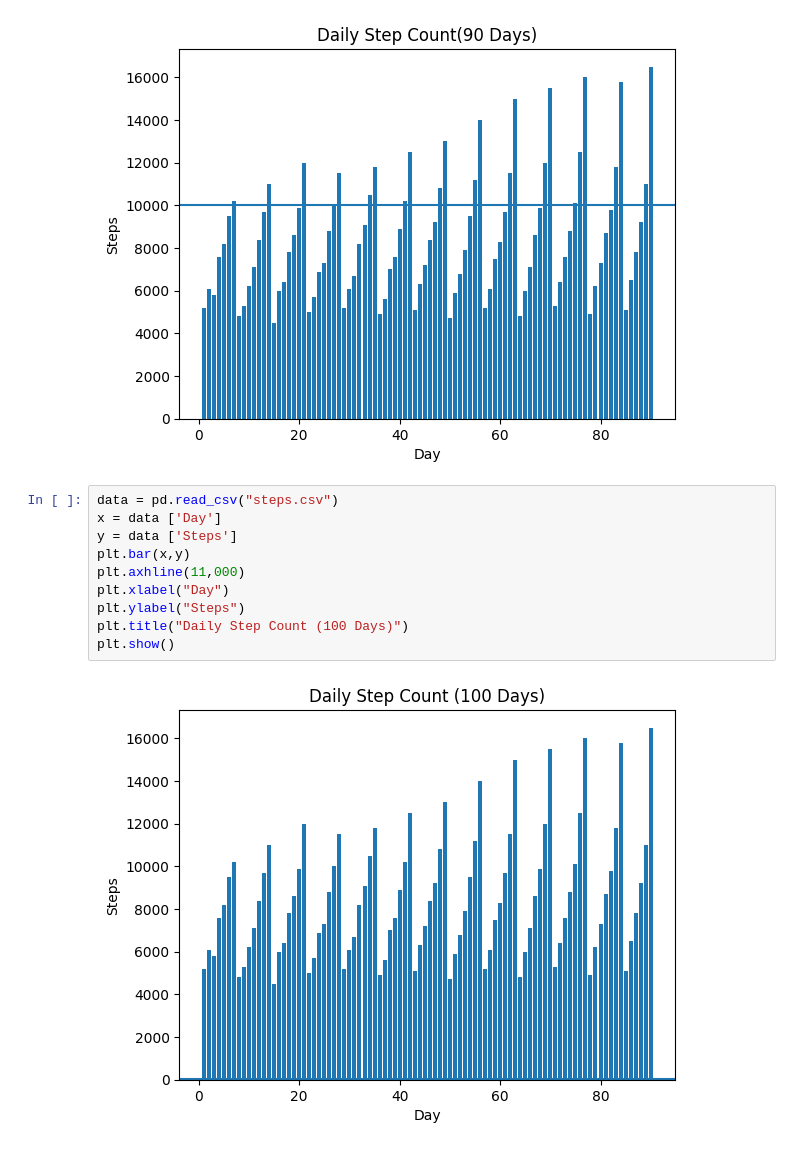
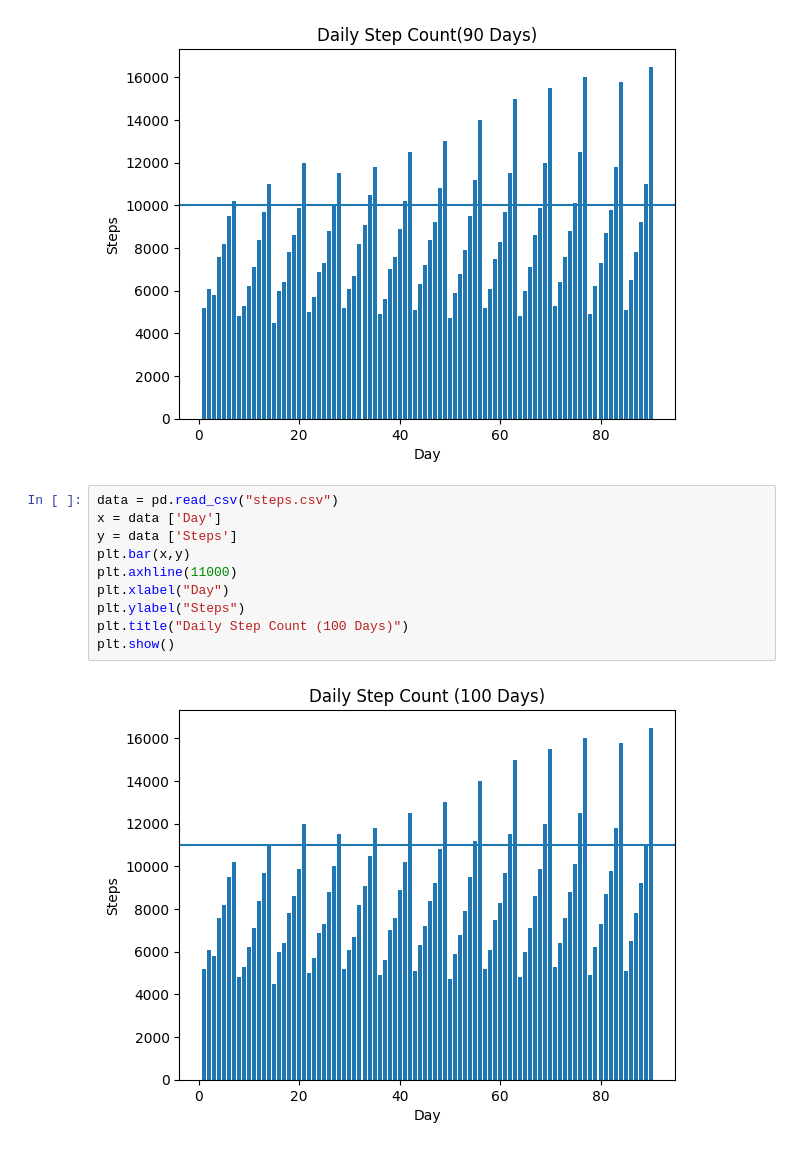
Before and after one commit to Parish350/Data-Science-With-Python, a Jupyter notebook: Stepsdataanalysis.ipynb, the cells around one changed output. Saved outputs shown, nothing was run; the diff lists cells and outputs as text.

```diff
--- a/Stepsdataanalysis.ipynb
+++ b/Stepsdataanalysis.ipynb
@@ -15,12 +15,12 @@ plt.show()
 # %%
 data = pd.read_csv("steps.csv")
 x = data ['Day']
 y = data ['Steps']
 plt.bar(x,y)
-plt.axhline(11,000)
+plt.axhline(11000)
 plt.xlabel("Day")
 plt.ylabel("Steps")
 plt.title("Daily Step Count (100 Days)")
 plt.show()
 # %% [output]
-[figure, old version]
+[figure, new version]
```
Also changed, not shown: parts of 1 cell of this notebook.
